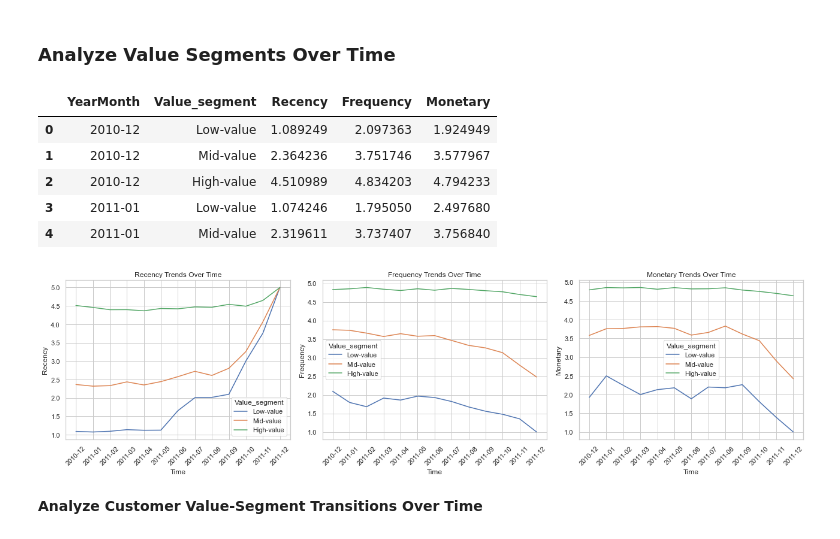
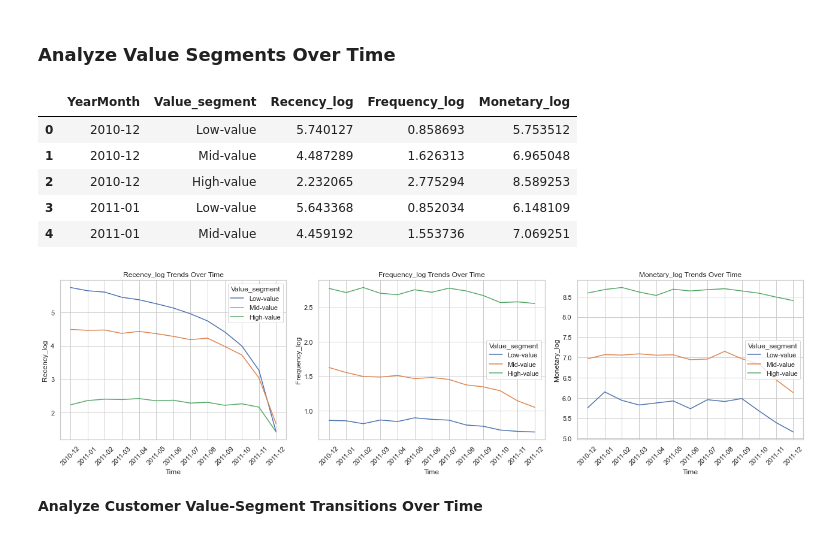
Before and after one commit to mandele1999/retail_project, a Jupyter notebook: notebooks/exploratory_analysis.ipynb, the cells around one changed output. Drawn from its saved outputs; the diff is of its cells as text; code cells hidden in the pictures.

Commit message:
Corrected plot values(log)

```diff
--- a/notebooks/exploratory_analysis.ipynb
+++ b/notebooks/exploratory_analysis.ipynb
@@ -668,35 +668,35 @@ rfm_df['YearMonth'] = rfm_df.index.to_period('M')
 rfm_df[['YearMonth']].head()
 
 # Aggregate RFM metrics by time
-rfm_trends = rfm_df.groupby(['YearMonth', 'Value_segment'])[['Recency', 'Frequency', 'Monetary']].mean().reset_index()
+rfm_trends = rfm_df.groupby(['YearMonth', 'Value_segment'])[['Recency_log', 'Frequency_log', 'Monetary_log']].mean().reset_index()
 
 rfm_trends.head()
 # %% [output]
-|  | YearMonth | Value_segment | Recency | Frequency | Monetary |
-| 0 | 2010-12 | Low-value | 1.089249 | 2.097363 | 1.924949 |
-| 1 | 2010-12 | Mid-value | 2.364236 | 3.751746 | 3.577967 |
-| 2 | 2010-12 | High-value | 4.510989 | 4.834203 | 4.794233 |
-| 3 | 2011-01 | Low-value | 1.074246 | 1.795050 | 2.497680 |
-| 4 | 2011-01 | Mid-value | 2.319611 | 3.737407 | 3.756840 |
+|  | YearMonth | Value_segment | Recency_log | Frequency_log | Monetary_log |
+| 0 | 2010-12 | Low-value | 5.740127 | 0.858693 | 5.753512 |
+| 1 | 2010-12 | Mid-value | 4.487289 | 1.626313 | 6.965048 |
+| 2 | 2010-12 | High-value | 2.232065 | 2.775294 | 8.589253 |
+| 3 | 2011-01 | Low-value | 5.643368 | 0.852034 | 6.148109 |
+| 4 | 2011-01 | Mid-value | 4.459192 | 1.553736 | 7.069251 |
 # %%
 # Convert YearMonth to string for plotting
 rfm_trends['YearMonth'] = rfm_trends['YearMonth'].astype(str)
 # Plot trends for each metric
-metrics =['Recency', 'Frequency', 'Monetary']
+metrics =['Recency_log', 'Frequency_log', 'Monetary_log']
 
 fig, axes = plt.subplots(1, 3, figsize=(18, 5))
 
 for i, metric in enumerate(metrics):
     sns.lineplot(data=rfm_trends, x='YearMonth', y=metric, hue='Value_segment', ax=axes[i])
     axes[i].set_title(f'{metric} Trends Over Time')
     axes[i].set_xlabel('Time')
     axes[i].set_ylabel(metric)
     axes[i].tick_params(axis='x', rotation=45)
 
 plt.tight_layout()
 plt.show()
 # %% [output]
-[figure, old version]
+[figure, new version]
 # %% [markdown]
 **Analyze Customer Value-Segment Transitions Over Time**
 # %%
```
